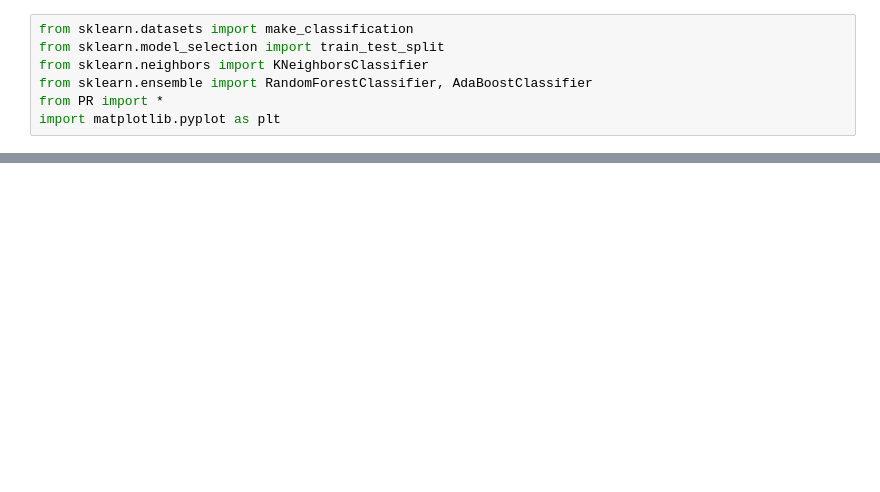
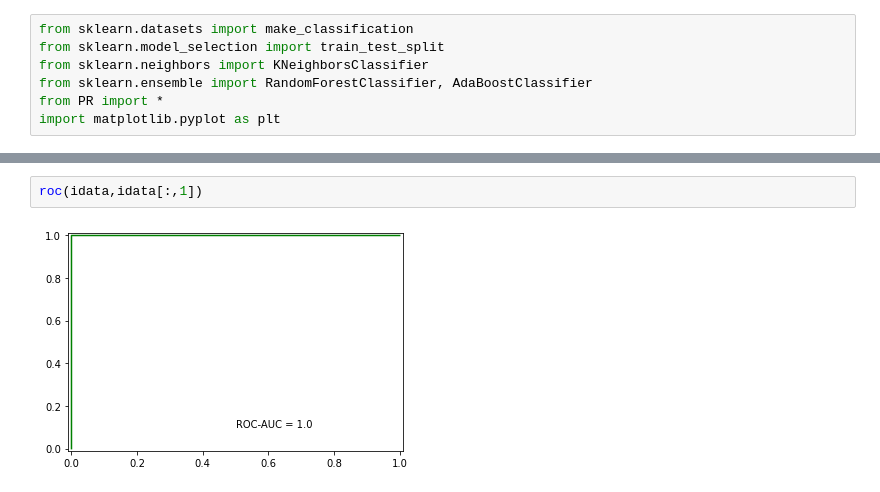
Before and after one commit to naviak/MLTasks, a Jupyter notebook: Task0/PR-ROCwithoutLibs.ipynb, the cells around one changed output, grey strips where cells are left out. Cells and saved outputs as stored; diff of their text form; blank space fills up the shorter version.

```diff
--- a/Task0/PR-ROCwithoutLibs.ipynb
+++ b/Task0/PR-ROCwithoutLibs.ipynb
@@ -27,0 +57,4 @@ SyntaxError: unexpected EOF while parsing (<ipython-input-17-3893ca768de4>, line
+# %%
+roc(idata,idata[:,1])
+# %% [output]
+[figure, added]
```
Also changed, not shown: parts of 9 cells of this notebook, 1 other file.
